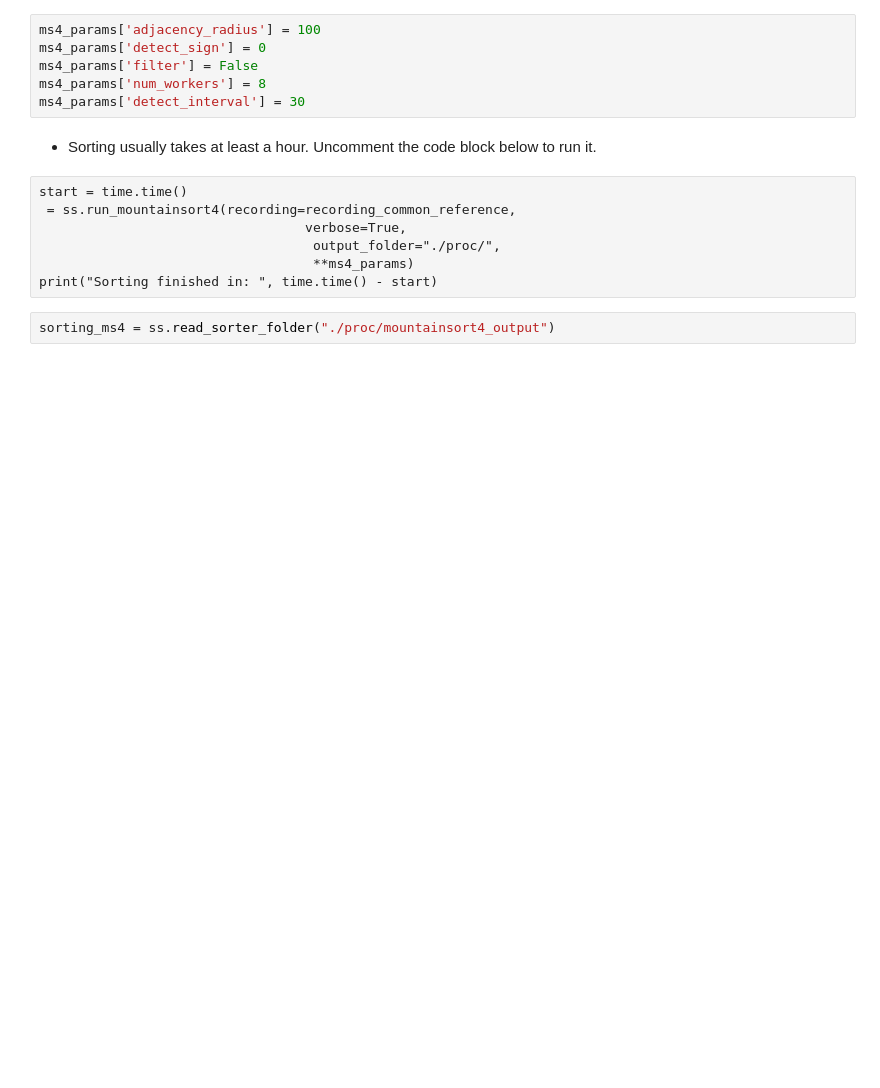
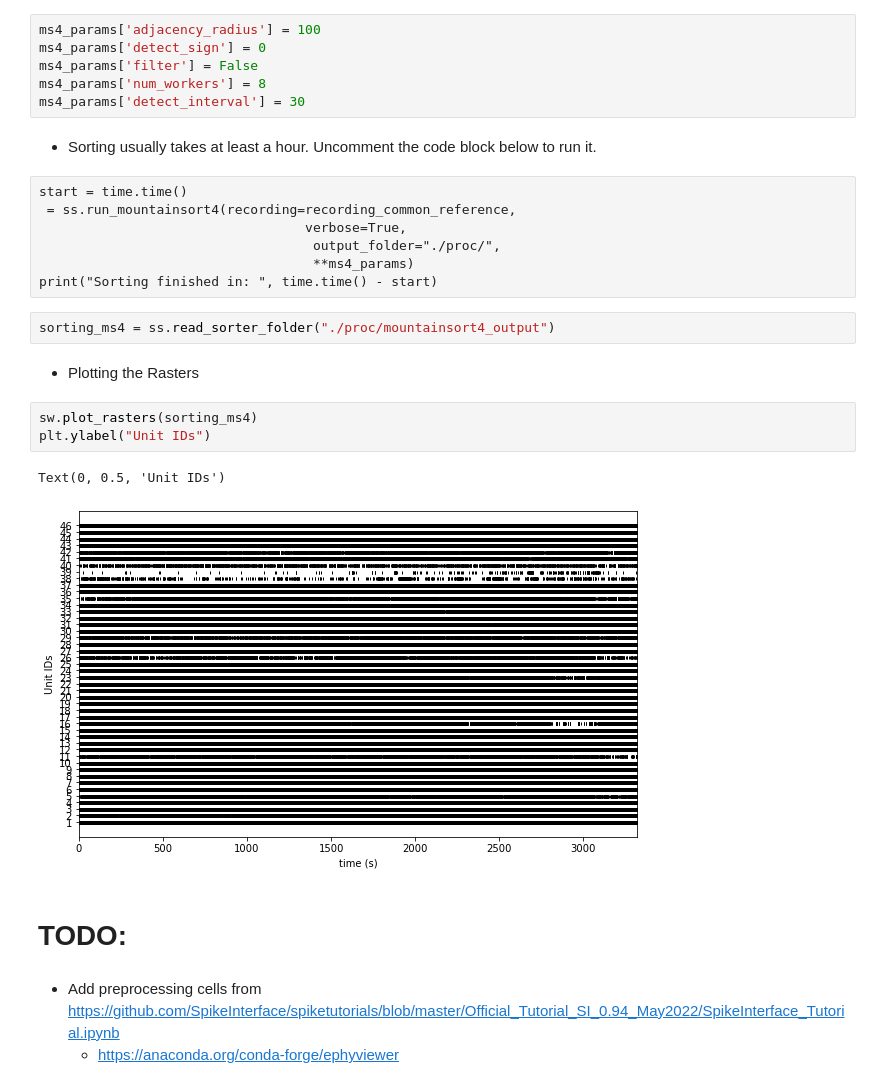
Before and after one commit to padillacoreanolab/spike_sorting, a Jupyter notebook: jupyter_notebooks/01_preprocessing_and_spike_sorting.ipynb, the cells around one changed output. Cells and saved outputs as stored; diff of their text form; blank space fills up the shorter version.

```diff
--- a/jupyter_notebooks/01_preprocessing_and_spike_sorting.ipynb
+++ b/jupyter_notebooks/01_preprocessing_and_spike_sorting.ipynb
@@ -737,3 +746,16 @@ start = time.time()
 print("Sorting finished in: ", time.time() - start)
 # %%
 sorting_ms4 = ss.read_sorter_folder("./proc/mountainsort4_output")
+# %% [markdown]
+- Plotting the Rasters
+# %%
+sw.plot_rasters(sorting_ms4)
+plt.ylabel("Unit IDs")
+# %% [output]
+Text(0, 0.5, 'Unit IDs')
+[figure, added]
+# %% [markdown]
+# TODO:
+# %% [markdown]
+- Add preprocessing cells from https://github.com/SpikeInterface/spiketutorials/blob/master/Official_Tutorial_SI_0.94_May2022/SpikeInterface_Tutorial.ipynb
+    - https://anaconda.org/conda-forge/ephyviewer
```
Also changed, not shown: parts of 3 cells of this notebook.
